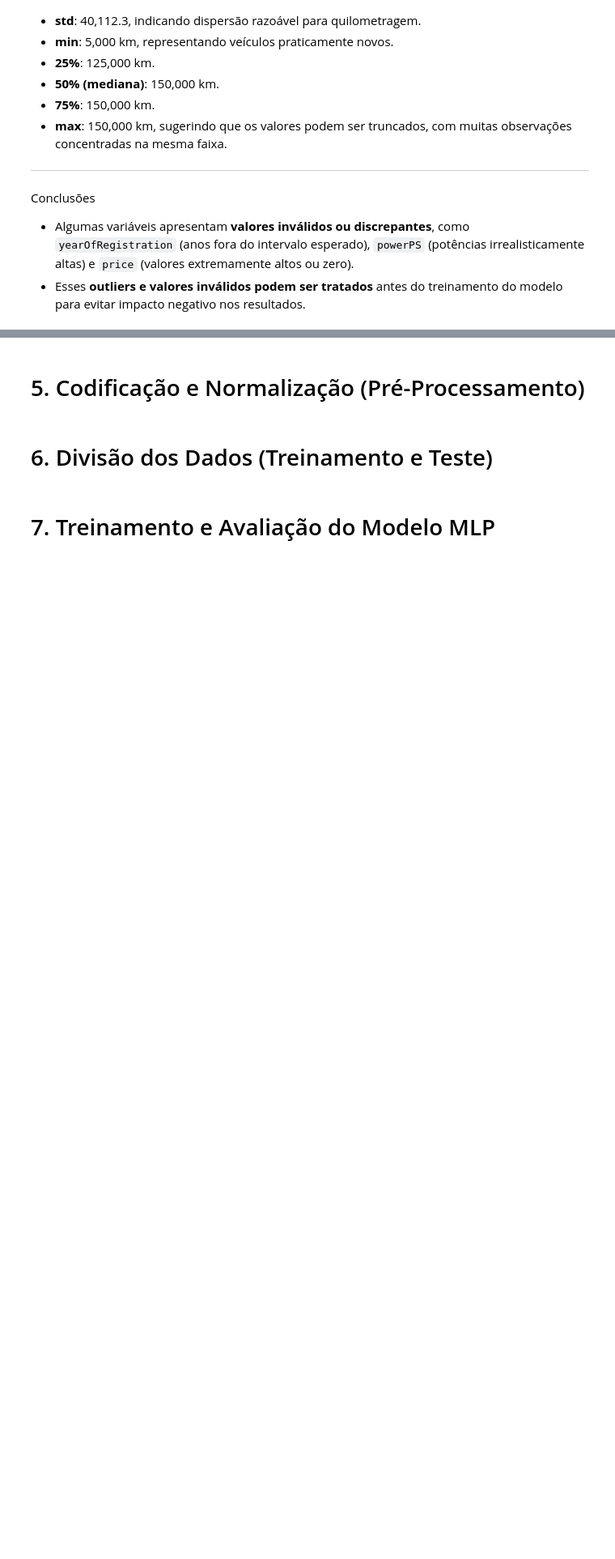
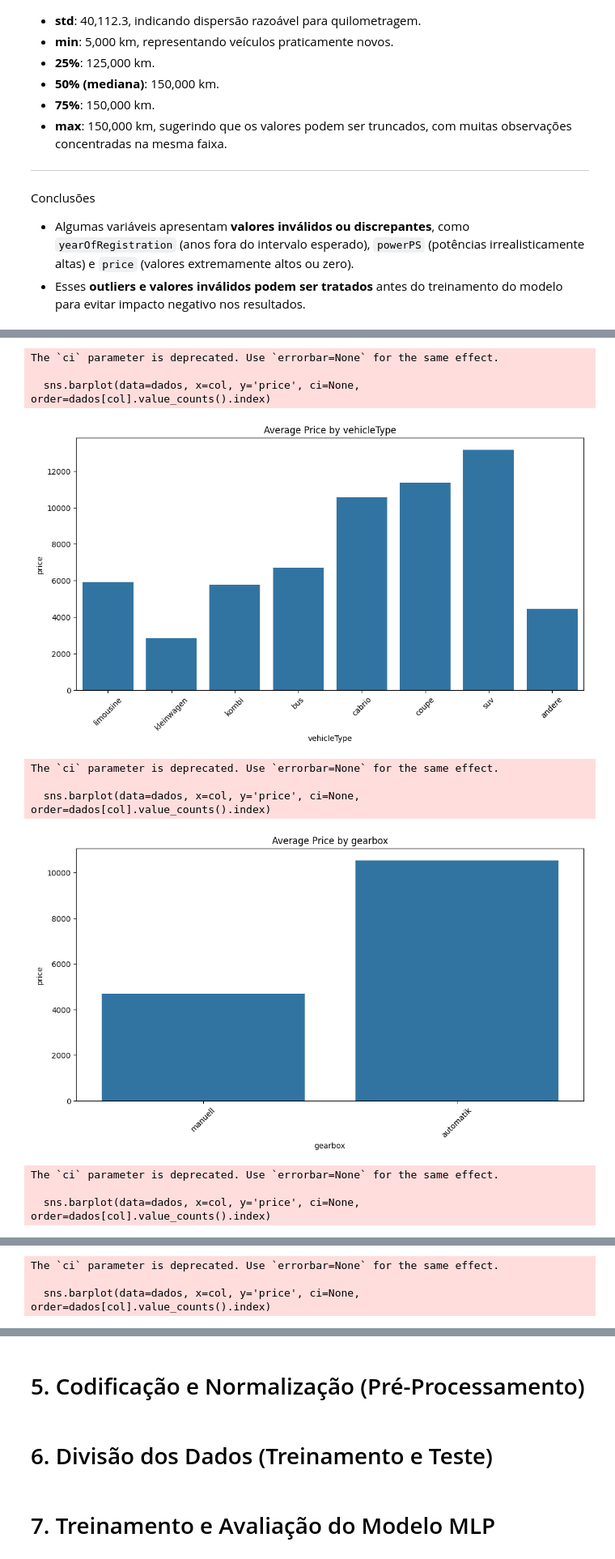
Before and after one commit to felipesayegg/CarPriceEstimator, a Jupyter notebook: MultilayerPerceptronAuto.ipynb, the cells around one changed output, grey strips where cells are left out. Shown at 81% size. Saved outputs shown, nothing was run; the diff lists cells and outputs as text; code cells hidden in the pictures; blank space fills up the shorter version.

```diff
--- a/MultilayerPerceptronAuto.ipynb
+++ b/MultilayerPerceptronAuto.ipynb
@@ -189,0 +224,21 @@ Conclusões
+# %%
+for col in ['vehicleType', 'gearbox', 'fuelType', 'brand', 'notRepairedDamage']:
+    plt.figure(figsize=(12, 6))
+    sns.barplot(data=dados, x=col, y='price', ci=None, order=dados[col].value_counts().index)
+    plt.title(f'Average Price by {col}')
+    plt.xticks(rotation=45)
+    plt.show()
+# Cria gráficos de barras que mostram o preço médio em cada categoria.
+# Essa análise revela como diferentes categorias de variáveis impactam o preço, dando insights valiosos para o modelo.
+# %% [output]
+The `ci` parameter is deprecated. Use `errorbar=None` for the same effect.
+
+  sns.barplot(data=dados, x=col, y='price', ci=None, order=dados[col].value_counts().index)
+[figure, added]
+The `ci` parameter is deprecated. Use `errorbar=None` for the same effect.
+
+  sns.barplot(data=dados, x=col, y='price', ci=None, order=dados[col].value_counts().index)
+[figure, added]
+The `ci` parameter is deprecated. Use `errorbar=None` for the same effect.
+
+  sns.barplot(data=dados, x=col, y='price', ci=None, order=dados[col].value_counts().index)
@@ -189,0 +246,3 @@ Conclusões
+The `ci` parameter is deprecated. Use `errorbar=None` for the same effect.
+
+  sns.barplot(data=dados, x=col, y='price', ci=None, order=dados[col].value_counts().index)
```
Also changed, not shown: parts of 8 cells of this notebook.
